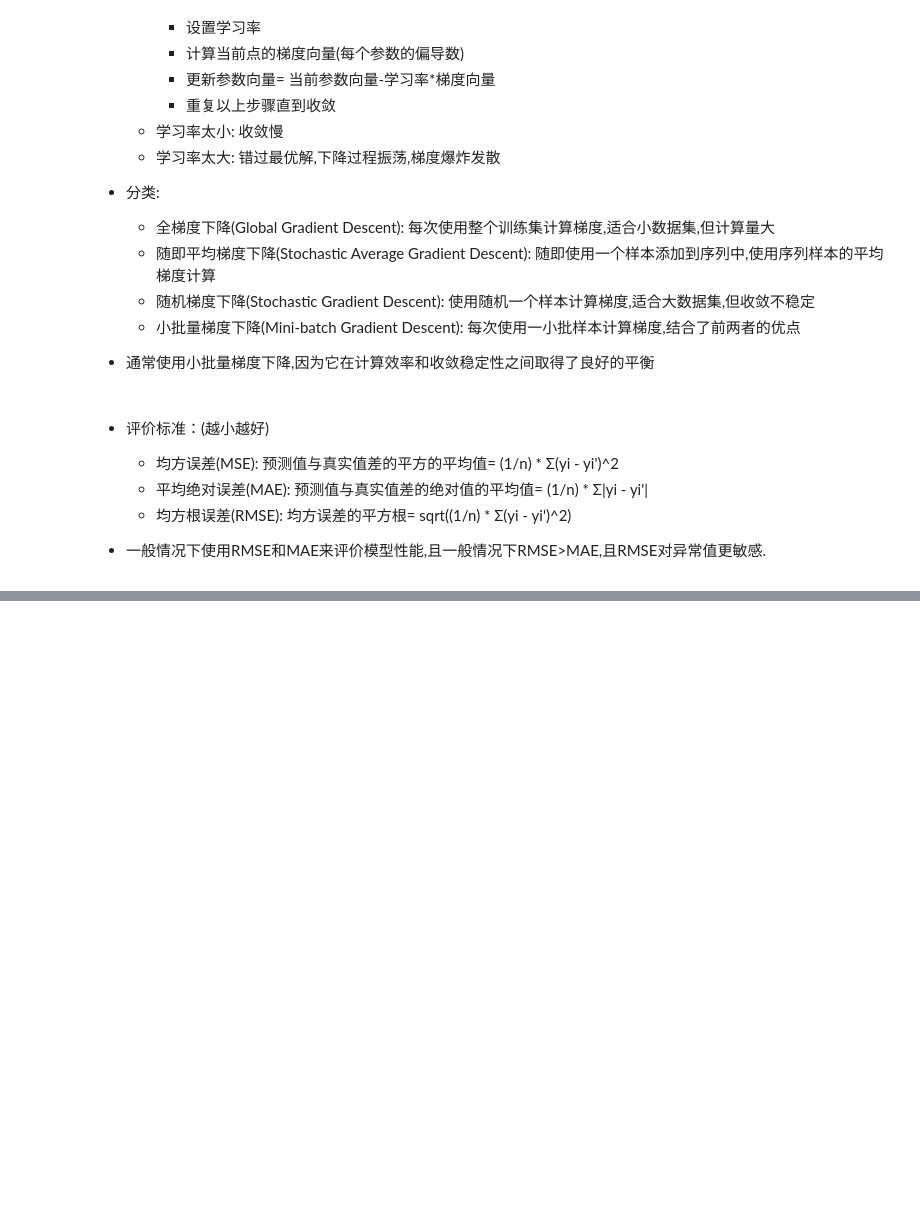
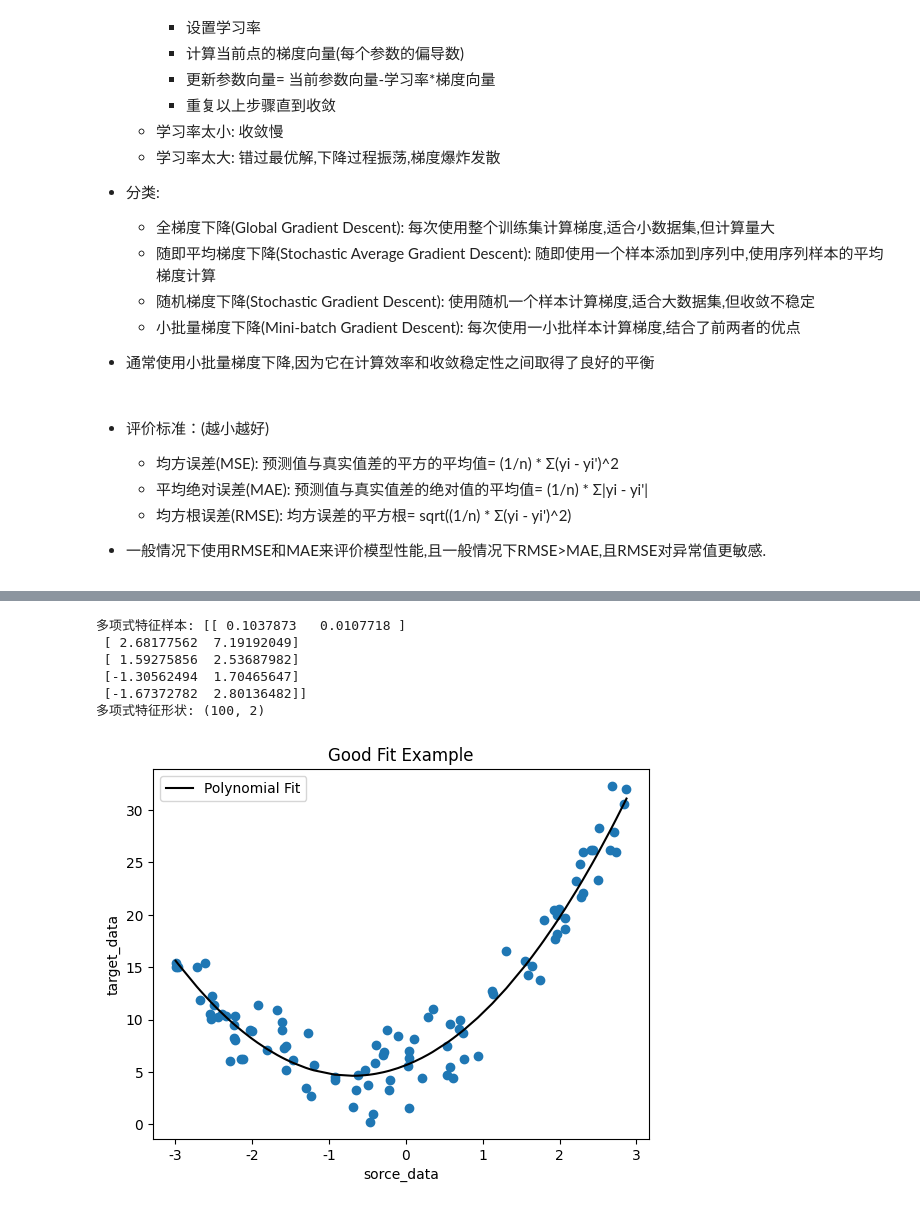
Before and after one commit to BaiRong-NUC/Sklearn, a Jupyter notebook: LinearRegression/LinearRegression.ipynb, the cells around one changed output, grey strips where cells are left out. Drawn from its saved outputs; the diff is of its cells as text; code cells hidden in the pictures; blank space fills up the shorter version.

```diff
--- a/LinearRegression/LinearRegression.ipynb
+++ b/LinearRegression/LinearRegression.ipynb
@@ -111,0 +170,33 @@ model= linear_model.SGDRegressor(
+# %%
+# 模拟正常拟合
+
+# 增加特征
+poly_features = np.hstack([X, X**2]) # 横向拼接
+print("多项式特征样本:", poly_features[:5])
+print("多项式特征形状:", poly_features.shape)
+
+line_model.fit(poly_features, target_data)
+y_pred_poly = line_model.predict(poly_features)
+
+
+# 按 x 排序后再画线
+idx = np.argsort(sorce_data)
+x_sorted = sorce_data[idx]
+y_sorted = y_pred_poly[idx]
+
+title_text = "正常拟合示例" if selected_font else "Good Fit Example"
+plt.scatter(sorce_data, target_data, marker='o')
+plt.plot(x_sorted, y_sorted, color='black', label='Polynomial Fit')
+plt.title(title_text)
+plt.xlabel("sorce_data")
+plt.ylabel("target_data")
+plt.legend()
+plt.show()
+# %% [output]
+多项式特征样本: [[ 0.1037873   0.0107718 ]
+ [ 2.68177562  7.19192049]
+ [ 1.59275856  2.53687982]
+ [-1.30562494  1.70465647]
+ [-1.67372782  2.80136482]]
+多项式特征形状: (100, 2)
+[figure, added]
```
Also changed, not shown: parts of 3 cells of this notebook.
